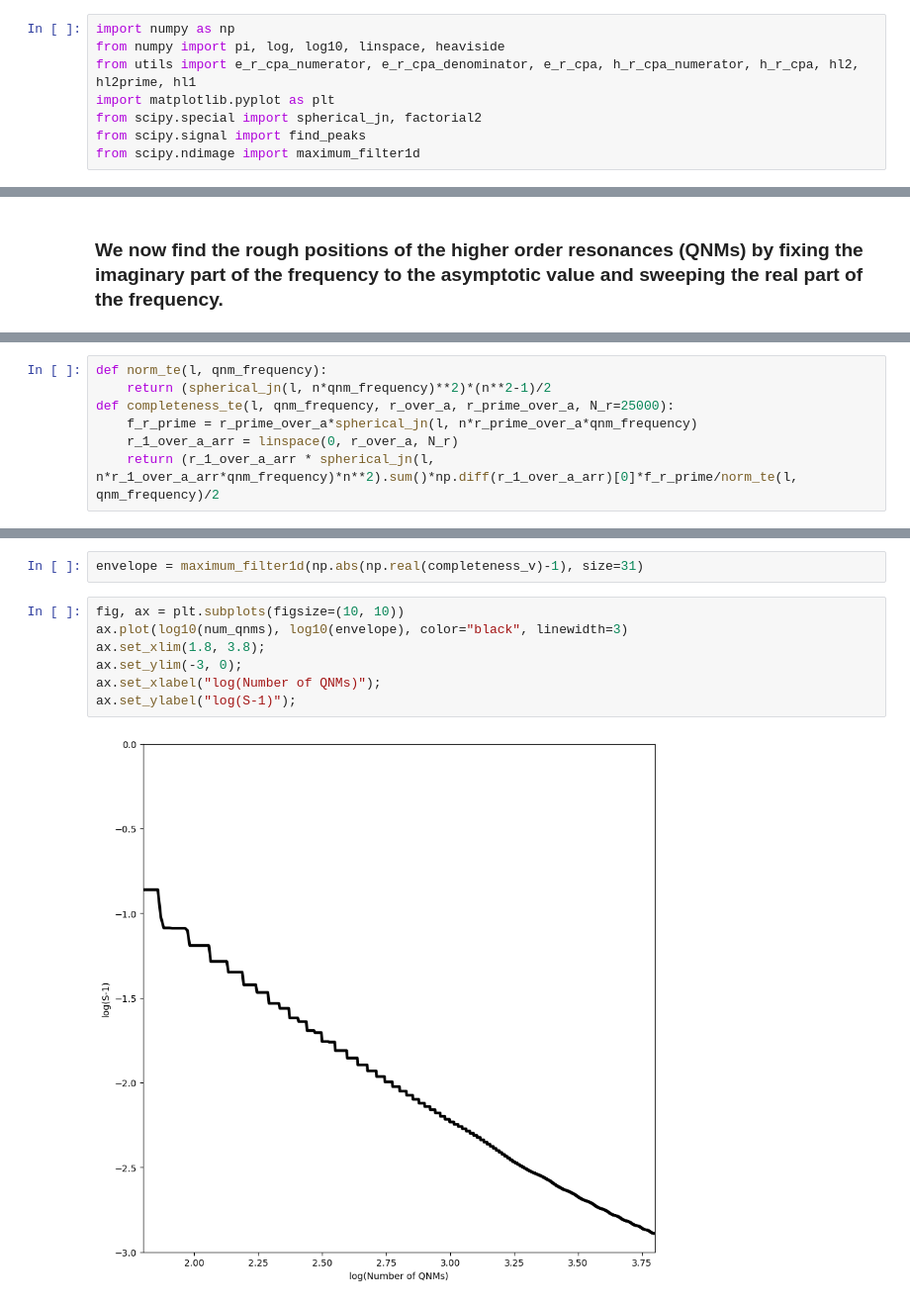
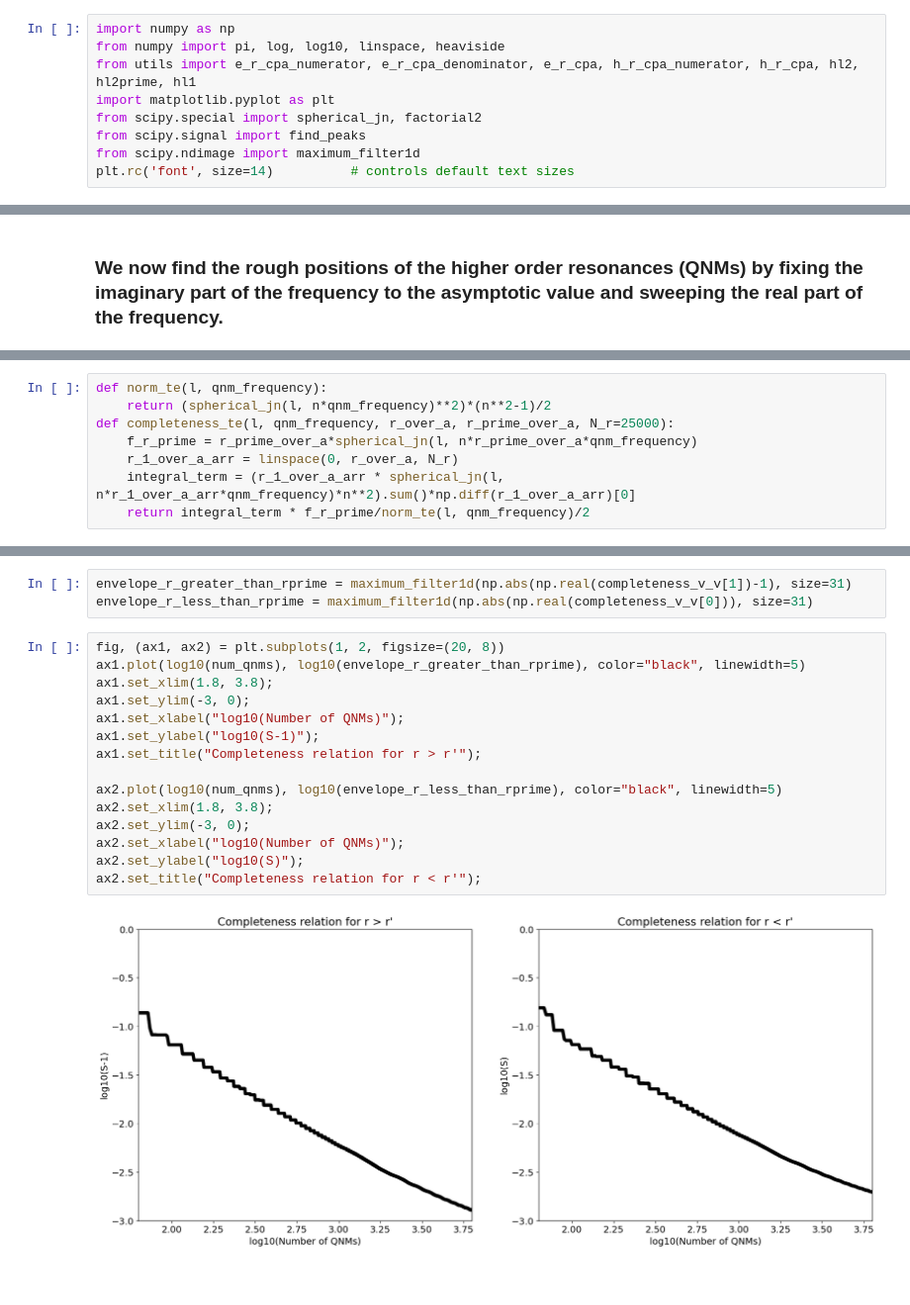
Before and after one commit to AliGhorashiCMT/Coherent-Perfect-Absorption, a Jupyter notebook: spheres/Leung and Pang paper.ipynb, the cells around one changed output, grey strips where cells are left out. Shown at 99% size. Drawn from its saved outputs; the diff is of its cells as text; blank space fills up the shorter version.

Commit message:
Completeness relations for r<rprime and r>rprime

```diff
--- a/spheres/Leung and Pang paper.ipynb
+++ b/spheres/Leung and Pang paper.ipynb
@@ -6,4 +6,5 @@ import matplotlib.pyplot as plt
 from scipy.special import spherical_jn, factorial2
 from scipy.signal import find_peaks
 from scipy.ndimage import maximum_filter1d
+plt.rc('font', size=14)          # controls default text sizes
 # %% [markdown]
@@ -164,4 +170,5 @@ def norm_te(l, qnm_frequency):
 def completeness_te(l, qnm_frequency, r_over_a, r_prime_over_a, N_r=25000):
     f_r_prime = r_prime_over_a*spherical_jn(l, n*r_prime_over_a*qnm_frequency)
     r_1_over_a_arr = linspace(0, r_over_a, N_r)
-    return (r_1_over_a_arr * spherical_jn(l, n*r_1_over_a_arr*qnm_frequency)*n**2).sum()*np.diff(r_1_over_a_arr)[0]*f_r_prime/norm_te(l, qnm_frequency)/2
+    integral_term = (r_1_over_a_arr * spherical_jn(l, n*r_1_over_a_arr*qnm_frequency)*n**2).sum()*np.diff(r_1_over_a_arr)[0]
+    return integral_term * f_r_prime/norm_te(l, qnm_frequency)/2
@@ -191,11 +213,20 @@ num_qnms = 2*linspace(1, len(completeness_v), len(completeness_v))
 # %%
-envelope = maximum_filter1d(np.abs(np.real(completeness_v)-1), size=31)
+envelope_r_greater_than_rprime = maximum_filter1d(np.abs(np.real(completeness_v_v[1])-1), size=31)
+envelope_r_less_than_rprime = maximum_filter1d(np.abs(np.real(completeness_v_v[0])), size=31)
 # %%
-fig, ax = plt.subplots(figsize=(10, 10))
-ax.plot(log10(num_qnms), log10(envelope), color="black", linewidth=3)
-ax.set_xlim(1.8, 3.8);
-ax.set_ylim(-3, 0);
-ax.set_xlabel("log(Number of QNMs)");
-ax.set_ylabel("log(S-1)");
+fig, (ax1, ax2) = plt.subplots(1, 2, figsize=(20, 8))
+ax1.plot(log10(num_qnms), log10(envelope_r_greater_than_rprime), color="black", linewidth=5)
+ax1.set_xlim(1.8, 3.8);
+ax1.set_ylim(-3, 0);
+ax1.set_xlabel("log10(Number of QNMs)");
+ax1.set_ylabel("log10(S-1)");
+ax1.set_title("Completeness relation for r > r'");
+
+ax2.plot(log10(num_qnms), log10(envelope_r_less_than_rprime), color="black", linewidth=5)
+ax2.set_xlim(1.8, 3.8);
+ax2.set_ylim(-3, 0);
+ax2.set_xlabel("log10(Number of QNMs)");
+ax2.set_ylabel("log10(S)");
+ax2.set_title("Completeness relation for r < r'");
 # %% [output]
-[figure, old version]
+[figure, new version]
```
Also changed, not shown: parts of 9 cells of this notebook.
